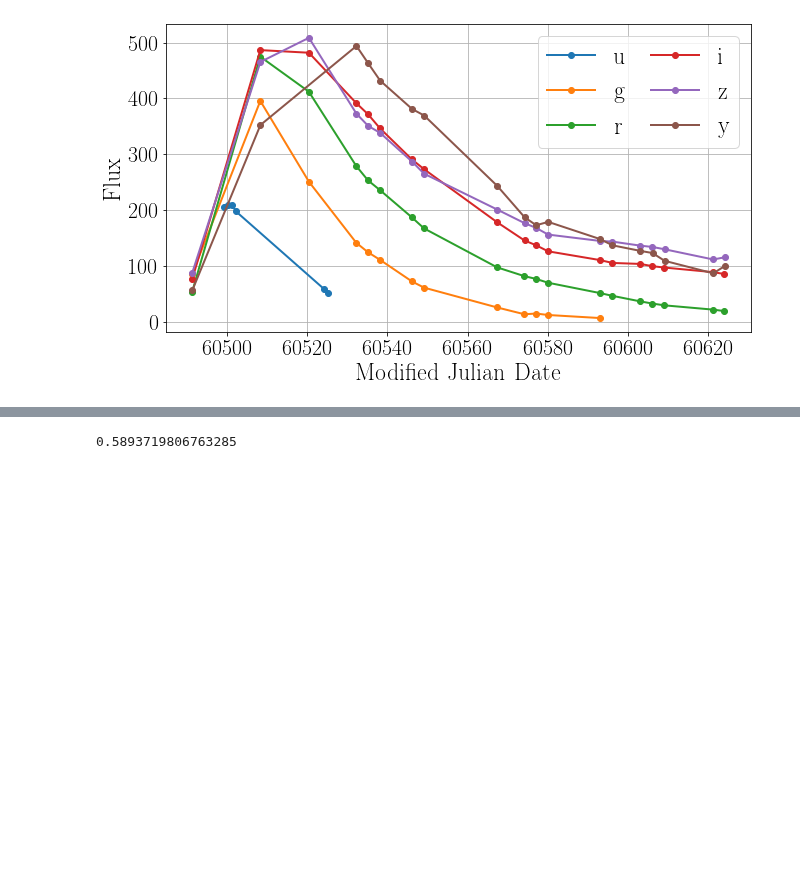
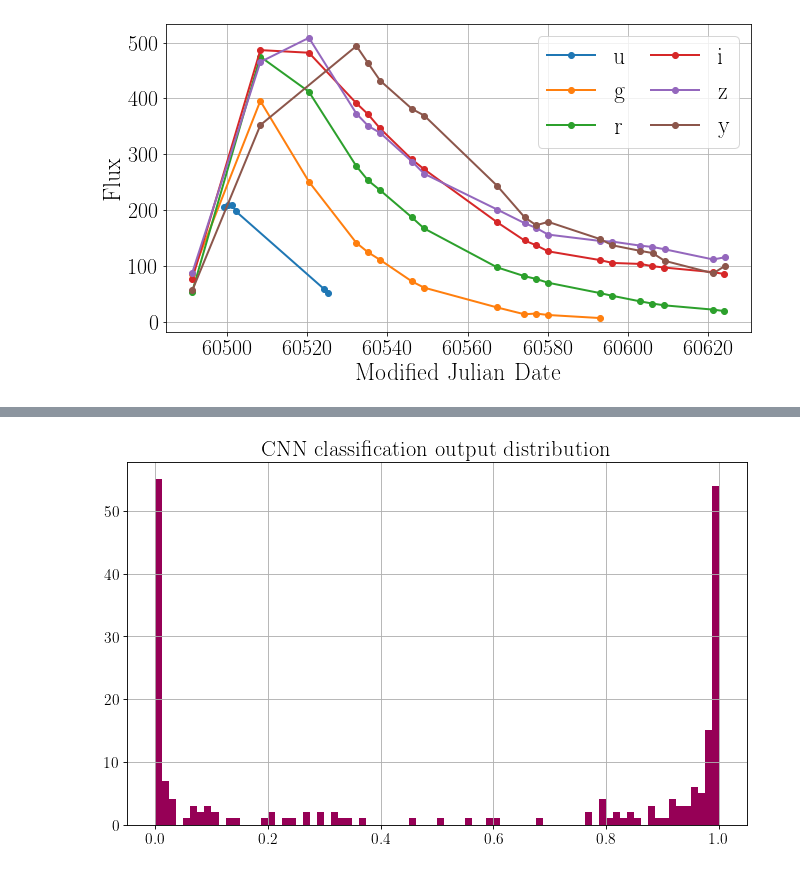
Before and after one commit to HSE-LAMBDA/light_curve_approx, a Jupyter notebook: notebooks/SecondClassification.ipynb, the cells around one changed output, grey strips where cells are left out. Cells and saved outputs as stored; diff of their text form; code cells hidden in the pictures; blank space fills up the shorter version.

Commit message:
add pictures for cnn

```diff
--- a/notebooks/SecondClassification.ipynb
+++ b/notebooks/SecondClassification.ipynb
@@ -164,7 +161,7 @@ for good_id in tqdm_notebook(good_object_ids):
     flux_pred = model.predict(anobject_test['mjd'].values, anobject_test['passband'].values, copy=True)
 
     t_aug, flux_aug, flux_err_aug, passbands_aug = model.augmentation(anobject['mjd'].min(),
-                                                                      anobject['mjd'].max(), n_obs=1000)
+                                                                      anobject['mjd'].max(), n_obs=N_OBS)
 
     data_array = flux_aug.reshape((N_PASSBANDS, N_OBS)).T
     all_data.append([data_array])
@@ -199,14 +196,14 @@ X_train_norm = np.array((X_train - X_train.mean()) / X_train.std(), dtype=np.flo
 X_test_norm = np.array((X_test - X_train.mean()) / X_train.std(), dtype=np.float32)
 
 X_train_tensor = torch.from_numpy(X_train_norm)
-y_train_tensor = torch.from_numpy(y_train)
+y_train_tensor = torch.from_numpy(np.array(y_train, dtype=np.float32))
 
 train_data = TensorDataset(X_train_tensor, y_train_tensor)
 trainloader = torch.utils.data.DataLoader(train_data, batch_size=1,
                                           shuffle=True, num_workers=2)
 
 X_test_tensor = torch.from_numpy(X_test_norm)
-y_test_tensor = torch.from_numpy(y_test)
+y_test_tensor = torch.from_numpy(np.array(y_test, dtype=np.float32))
 
 test_data = TensorDataset(X_test_tensor, y_test_tensor)
 testloader = torch.utils.data.DataLoader(test_data, batch_size=1,
@@ -220,8 +217,8 @@ class Net(nn.Module):
         self.conv3 = nn.Conv1d(8, 16, kernel_size=(5, 2))
         self.pool = nn.MaxPool2d(2, 2)
         self.dropout = nn.Dropout(0.2)
-        self.fc1 = nn.Linear(7824, 64)
-        self.fc2 = nn.Linear(64, 2)
+        self.fc1 = nn.Linear(3824, 64)
+        self.fc2 = nn.Linear(64, 1)
 
     def forward(self, x):
         x = F.leaky_relu(self.conv1(x))
@@ -230,10 +227,10 @@ class Net(nn.Module):
         x = self.pool(x)
         x = self.dropout(x)
 
-        x = x.view(-1, 7824)
+        x = x.view(-1, 3824)
 
         x = F.relu(self.fc1(x))
-        x = self.fc2(x)
+        x = F.sigmoid(self.fc2(x))
         return x
 # %%
 import torch.optim as optim
@@ -307,15 +308,27 @@ Train accuracy of the network on the 207 train images: 92%
 # %%
-cnt_1 = 0
-total = 0
+y_test = []
+y_probs = []
 
 with torch.no_grad():
     for test_info in testloader:
         images, test_labels = test_info
         test_outputs = net(images)
-        _, predicted = torch.max(test_outputs.data, 1)
-        total += test_labels.size(0)
-        cnt_1 += (test_labels == 1).sum().item()
+        prob = test_outputs.item()
+        if prob > 0.5:
+            predicted = 1
+        else:
+            predicted = 0
 
-print(cnt_1 / total)
+        y_test.append(int(test_labels.item()))
+        y_probs.append(prob)
-# %% [output]
-0.5893719806763285
+# %%
+fig = plt.figure(dpi=80, figsize=(10, 6))
+plt.title("CNN classification output distribution", fontsize=20)
+plt.xticks(fontsize=14, color="black")
+plt.yticks(fontsize=14, color="black")
+plt.grid(True)
+plt.hist(y_probs, bins=80, color="xkcd:dark magenta")
+plt.show()
+fig.savefig("../pictures/cnn_output_hist.pdf")
+# %% [output]
+[figure, added]
```
Also changed, not shown: parts of 8 cells of this notebook, 2 other files.
